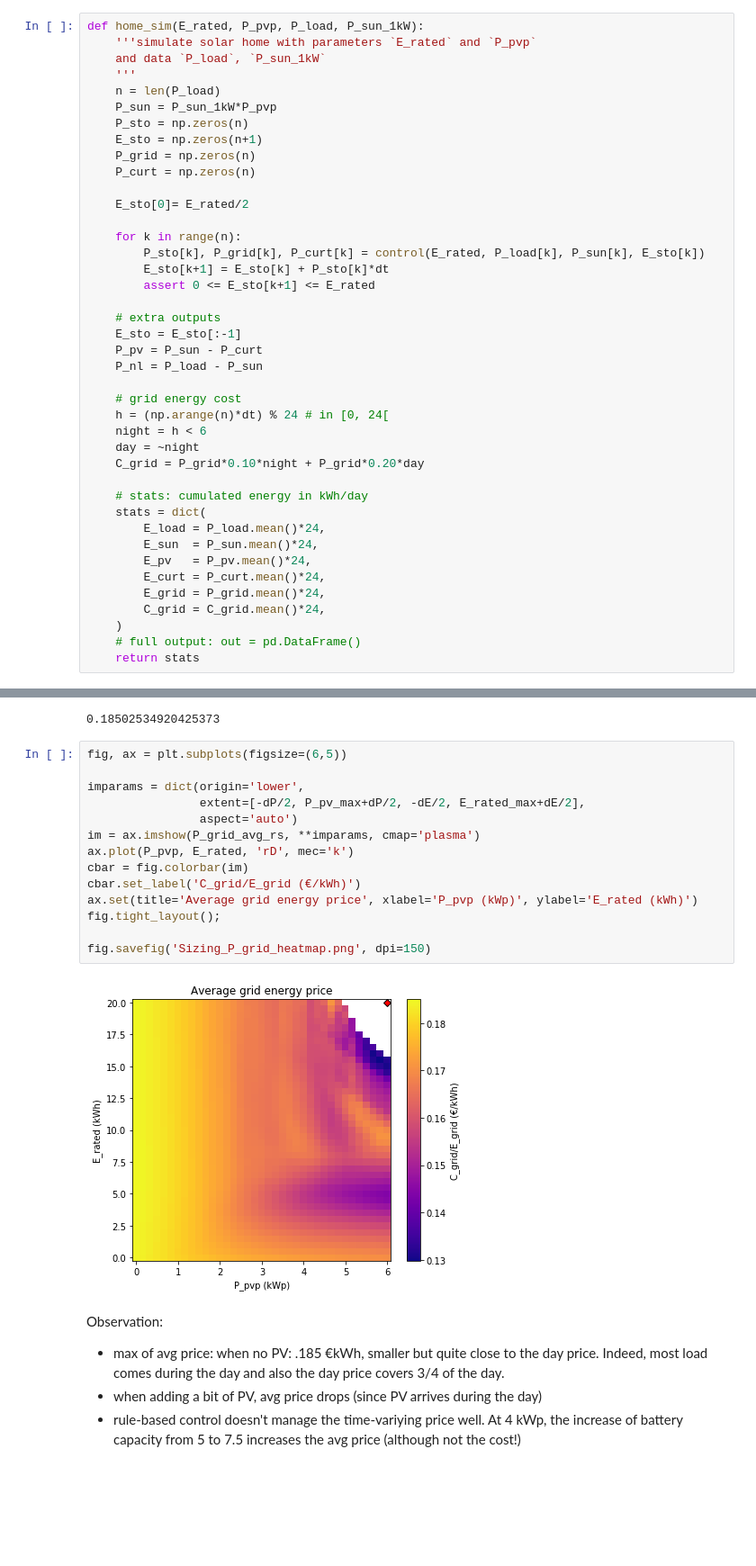
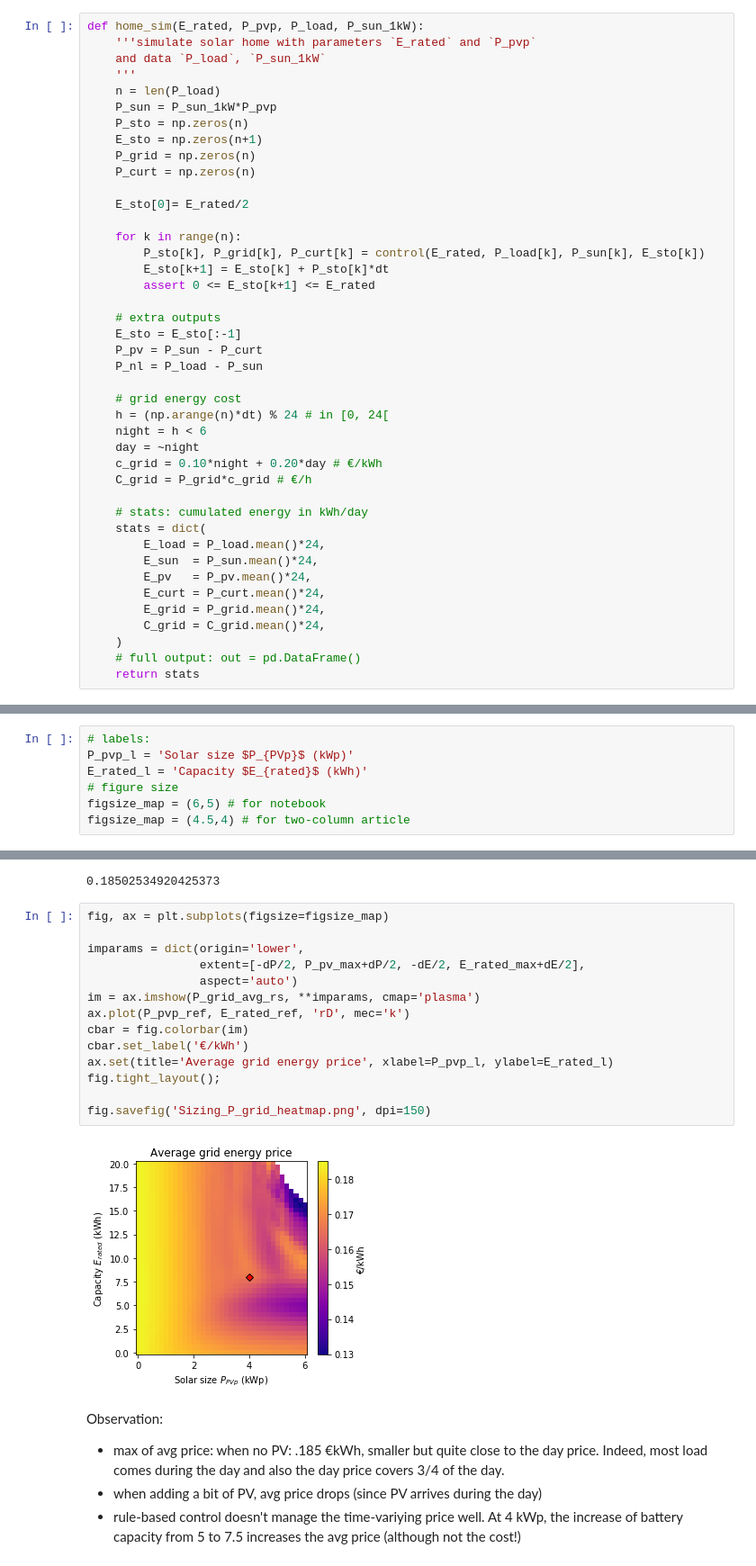
Before and after one commit to pierre-haessig/solarhome-control-bench, a Jupyter notebook: comparison/Benchmark_Sensitivity.ipynb, the cells around one changed output, grey strips where cells are left out. Shown at 90% size. Drawn from its saved outputs; the diff is of its cells as text; blank space fills up the shorter version.

```diff
--- a/comparison/Benchmark_Sensitivity.ipynb
+++ b/comparison/Benchmark_Sensitivity.ipynb
@@ -138,7 +140,8 @@ def home_sim(E_rated, P_pvp, P_load, P_sun_1kW):
     h = (np.arange(n)*dt) % 24 # in [0, 24[
     night = h < 6
     day = ~night
-    C_grid = P_grid*0.10*night + P_grid*0.20*day
+    c_grid = 0.10*night + 0.20*day # €/kWh
+    C_grid = P_grid*c_grid # €/h
 
     # stats: cumulated energy in kWh/day
     stats = dict(
@@ -311,3 +321,10 @@ fig.tight_layout(rect=(0, 0, 1, 0.96))
 # %% [markdown]
 ### 2D sizing plots
+# %%
+# labels:
+P_pvp_l = 'Solar size $P_{PVp}$ (kWp)'
+E_rated_l = 'Capacity $E_{rated}$ (kWh)'
+# figure size
+figsize_map = (6,5) # for notebook
+figsize_map = (4.5,4) # for two-column article
 # %%
@@ -402,21 +419,21 @@ np.nanmax(P_grid_avg_rs)
 # %% [output]
 0.18502534920425373
 # %%
-fig, ax = plt.subplots(figsize=(6,5))
+fig, ax = plt.subplots(figsize=figsize_map)
 
 imparams = dict(origin='lower',
                 extent=[-dP/2, P_pv_max+dP/2, -dE/2, E_rated_max+dE/2],
                 aspect='auto')
 im = ax.imshow(P_grid_avg_rs, **imparams, cmap='plasma')
-ax.plot(P_pvp, E_rated, 'rD', mec='k')
+ax.plot(P_pvp_ref, E_rated_ref, 'rD', mec='k')
 cbar = fig.colorbar(im)
-cbar.set_label('C_grid/E_grid (€/kWh)')
-ax.set(title='Average grid energy price', xlabel='P_pvp (kWp)', ylabel='E_rated (kWh)')
+cbar.set_label('€/kWh')
+ax.set(title='Average grid energy price', xlabel=P_pvp_l, ylabel=E_rated_l)
 fig.tight_layout();
 
 fig.savefig('Sizing_P_grid_heatmap.png', dpi=150)
 # %% [output]
-[figure, old version]
+[figure, new version]
 # %% [markdown]
 Observation:
 
```
Also changed, not shown: parts of 28 cells of this notebook, 49 other files.
